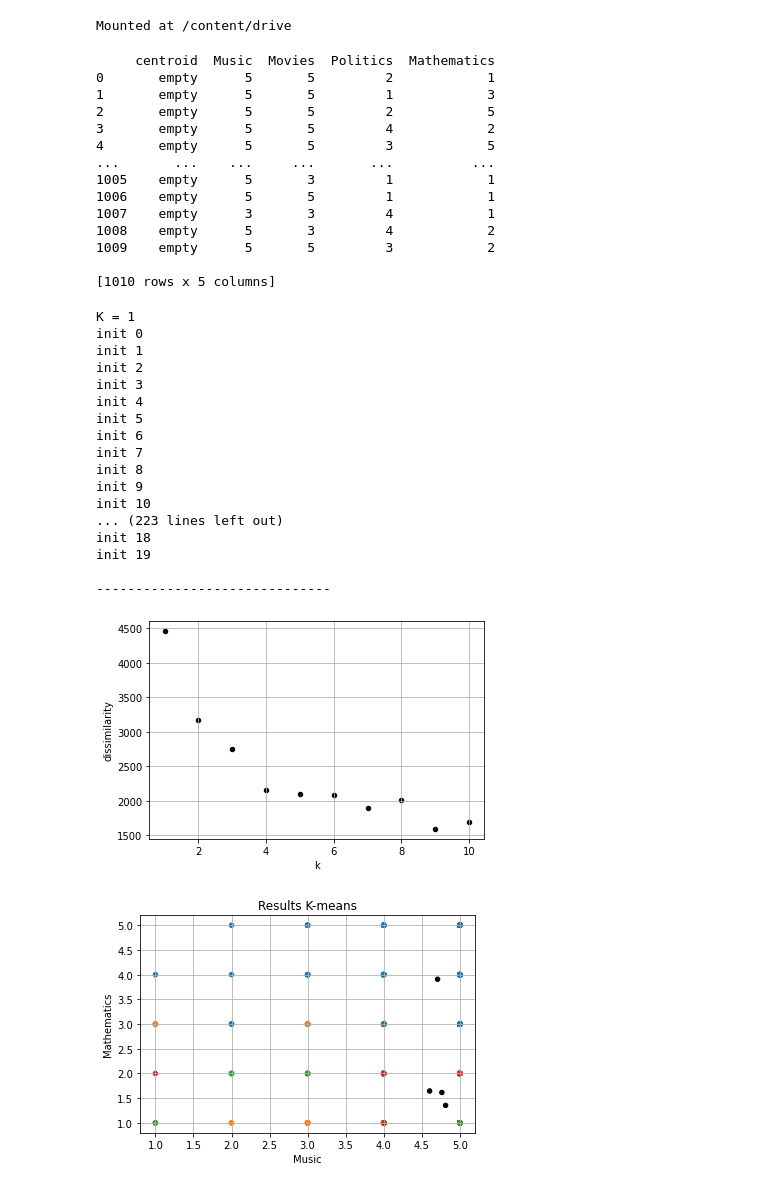
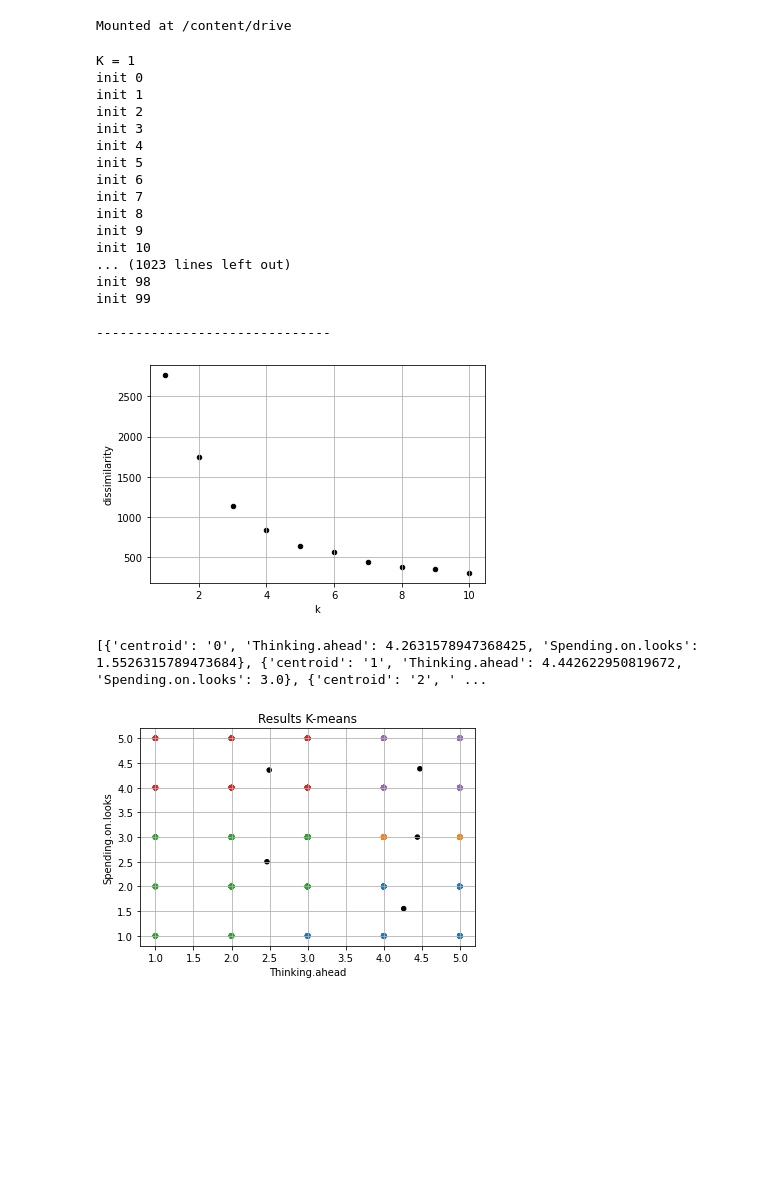
Before and after one commit to dlazarosps/Kmeans-algorithm, a Jupyter notebook: kmeans.ipynb, the cells around one changed output. Saved outputs shown, nothing was run; the diff lists cells and outputs as text; code cells hidden in the pictures; blank space fills up the shorter version.

Commit message:
Personality+SpendingHabits execution

```diff
--- a/kmeans.ipynb
+++ b/kmeans.ipynb
@@ -210,7 +210,7 @@ def k_means(instances, k_param:int, dist_mode:str, loop_limit=1000, centroids=Fa
 # %%
 def dissimilarity(instances, k_param:int, dist_mode:str, loop_limit=1000):
     executions = []
-    for i in range(20):
+    for i in range(100):
         print('init {}'.format(i))
         execution_centroids = k_means(instances, k_param, dist_mode, loop_limit)
         dissimilaridade = 0
@@ -250,43 +250,23 @@ def print_line():
 # %%
 # read dataset
 
-dataset = pd.read_csv(path+"dataset/MusicAndMovies_Vars.txt", sep="\t", header=0)
+dataset = pd.read_csv(path+"dataset/Personality_Vars.txt", sep="\t", header=0)
 
-dataset2 = pd.read_csv(path+"dataset/HobbiesAndInterests_Vars.txt", sep="\t", header=0)
+dataset2 = pd.read_csv(path+"dataset/SpendingHabits_Vars.txt", sep="\t", header=0)
 
 dataset =  pd.concat([dataset, dataset2], axis=1)
 
 dataset.insert(0,'centroid', 'empty')
 
 sample = dataset[['centroid',
-    'Music',
-    # 'Metal.or.Hardrock', 'Reggae..Ska', 'Techno..Trance',
-    'Movies',
-    # 'Horror', 'Comedy', 'Sci.fi',
-    'Politics',
-    'Mathematics',
-    # 'Shopping', 'Science.and.technology'
+    'Thinking.ahead',
+    'Spending.on.looks'
 ]]
 sample = sample.sample(n=len(sample))
 sample = sample.reset_index(drop=True)
 
 
-print(sample)
+# print(sample)
-# %% [output]
-     centroid  Music  Movies  Politics  Mathematics
-0       empty      5       5         2            1
-1       empty      5       5         1            3
-2       empty      5       5         2            5
-3       empty      5       5         4            2
-4       empty      5       5         3            5
-...       ...    ...     ...       ...          ...
-1005    empty      5       3         1            1
-1006    empty      5       5         1            1
-1007    empty      3       3         4            1
-1008    empty      5       3         4            2
-1009    empty      5       5         3            2
-
-[1010 rows x 5 columns]
 # %%
 #dissimilaridade
 
@@ -304,48 +284,50 @@ init 7
 init 8
 init 9
 init 10
-... (223 lines left out)
-init 18
-init 19
+... (1023 lines left out)
+init 98
+init 99
 
 ------------------------------
-[figure, old version]
+[figure, new version]
 # %%
 # !not automated!
 #After visual analyses of elbows' plot -> choose a k for the k_means -> below: select the best centroids returned from the elbow to that K
-execution_k = list(filter(lambda x:x["k"] == 4, execution_centroids ))
+execution_k = list(filter(lambda x:x["k"] == 5, execution_centroids ))
 best_init_centroids = execution_k[0]['centroids']
-# print(best_init_centroids)
+print(best_init_centroids)
+# %% [output]
+[{'centroid': '0', 'Thinking.ahead': 4.2631578947368425, 'Spending.on.looks': 1.5526315789473684}, {'centroid': '1', 'Thinking.ahead': 4.442622950819672, 'Spending.on.looks': 3.0}, {'centroid': '2', ' ...
 # %%
 #main
 
 #read dataset
 #pandas can read from txt files. As our files are typed with tabs '\t', we can use that as separators
 
 # dataset = pd.read_csv("dataset/MusicAndMovies_Vars.txt", sep="\t", header=0)
 # dataset.insert(0,'centroid', 'empty')
 # sample = dataset.sample(n=len(dataset))
 # sample = sample.reset_index(drop=True)
 
-k_param = 4
+k_param = 5
 centroids = k_means(sample, k_param, "euc", 1000, best_init_centroids)
 
 # centroids = best_init_centroids
 
 # plot k-means
 dfn = pd.DataFrame(centroids)
 dfn = dfn.append(sample, ignore_index=True)
 
 colors = ['black'] * k_param
 
 for i in range(len(sample)):
   c = sample.iloc[i]['centroid']
   colors.append('C'+c)
 
 
-plot_dataset(dfn, x='Music', y='Mathematics', color=colors, title='Results K-means')
+plot_dataset(dfn, x='Thinking.ahead', y='Spending.on.looks', color=colors, title='Results K-means')
 # %% [output]
-[figure, old version]
+[figure, new version]
 # %%
 # Test PCA 2D
 
```
Also changed, not shown: 16 other files.
